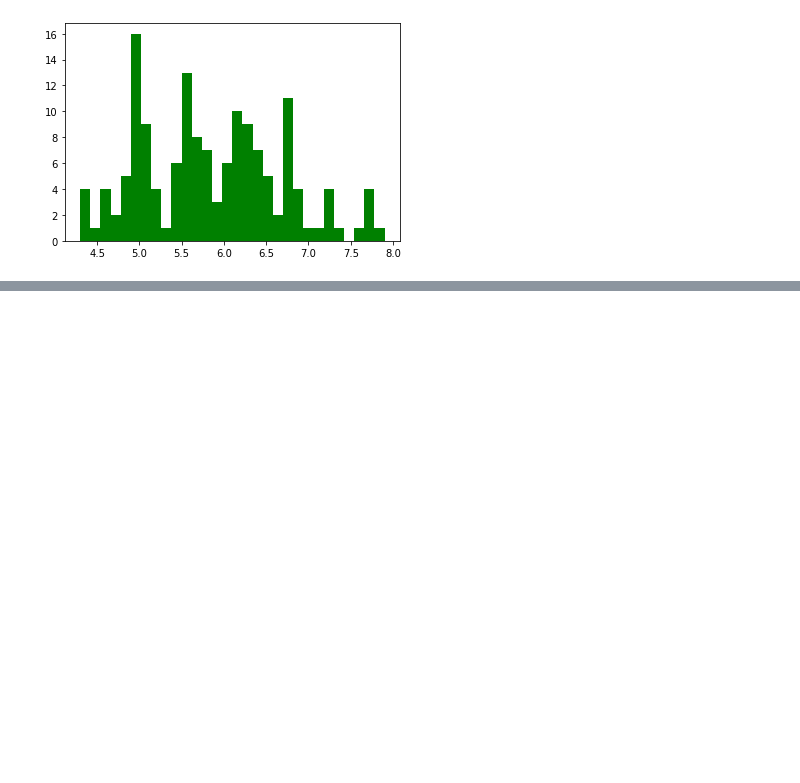
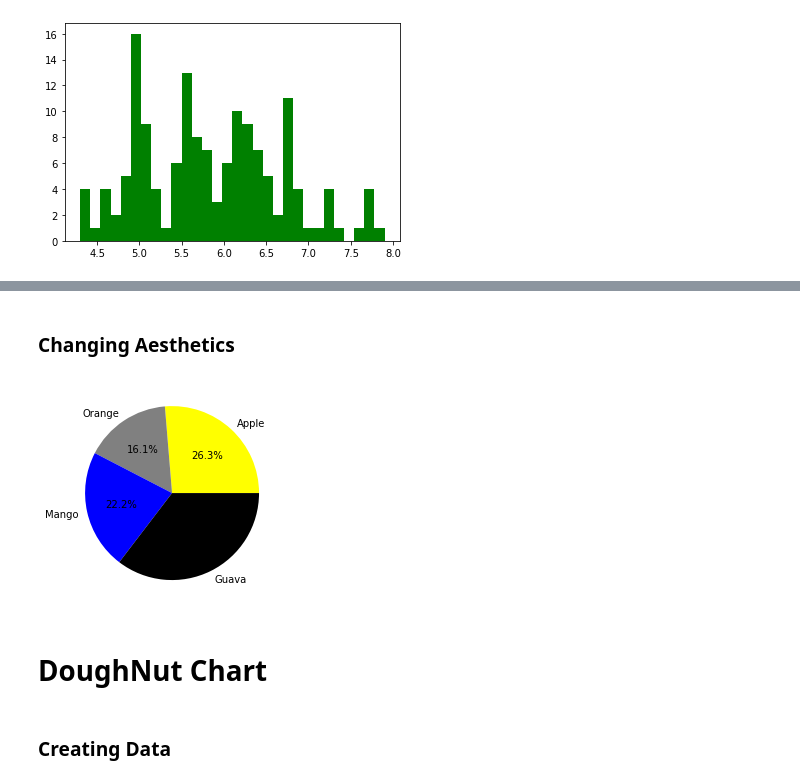
Before and after one commit to imamahasane/Matplotlib_Practices, a Jupyter notebook: MatplotlibPractice.ipynb, the cells around one changed output, grey strips where cells are left out. Cells and saved outputs as stored; diff of their text form; code cells hidden in the pictures; blank space fills up the shorter version.

```diff
--- a/MatplotlibPractice.ipynb
+++ b/MatplotlibPractice.ipynb
@@ -286,0 +347,11 @@ plt.show()
+# %% [markdown]
+### Changing Aesthetics
+# %%
+plt.pie(q, labels = f, autopct = '%0.1f%%', colors = ['yellow', 'grey', 'blue', 'black'])
+plt.show()
+# %% [output]
+[figure, added]
+# %% [markdown]
+# DoughNut Chart
+# %% [markdown]
+### Creating Data
```
Also changed, not shown: parts of 21 cells of this notebook.
